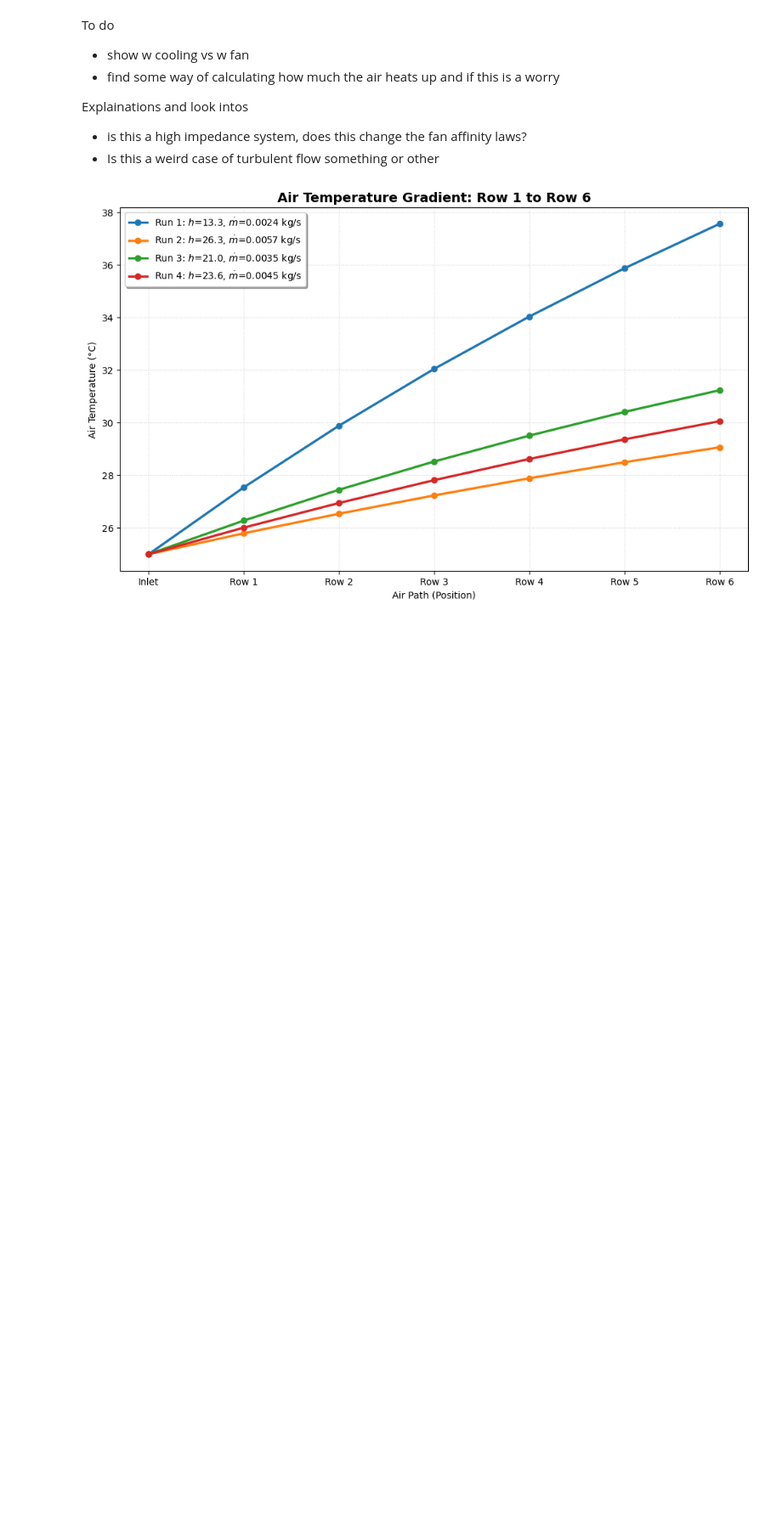
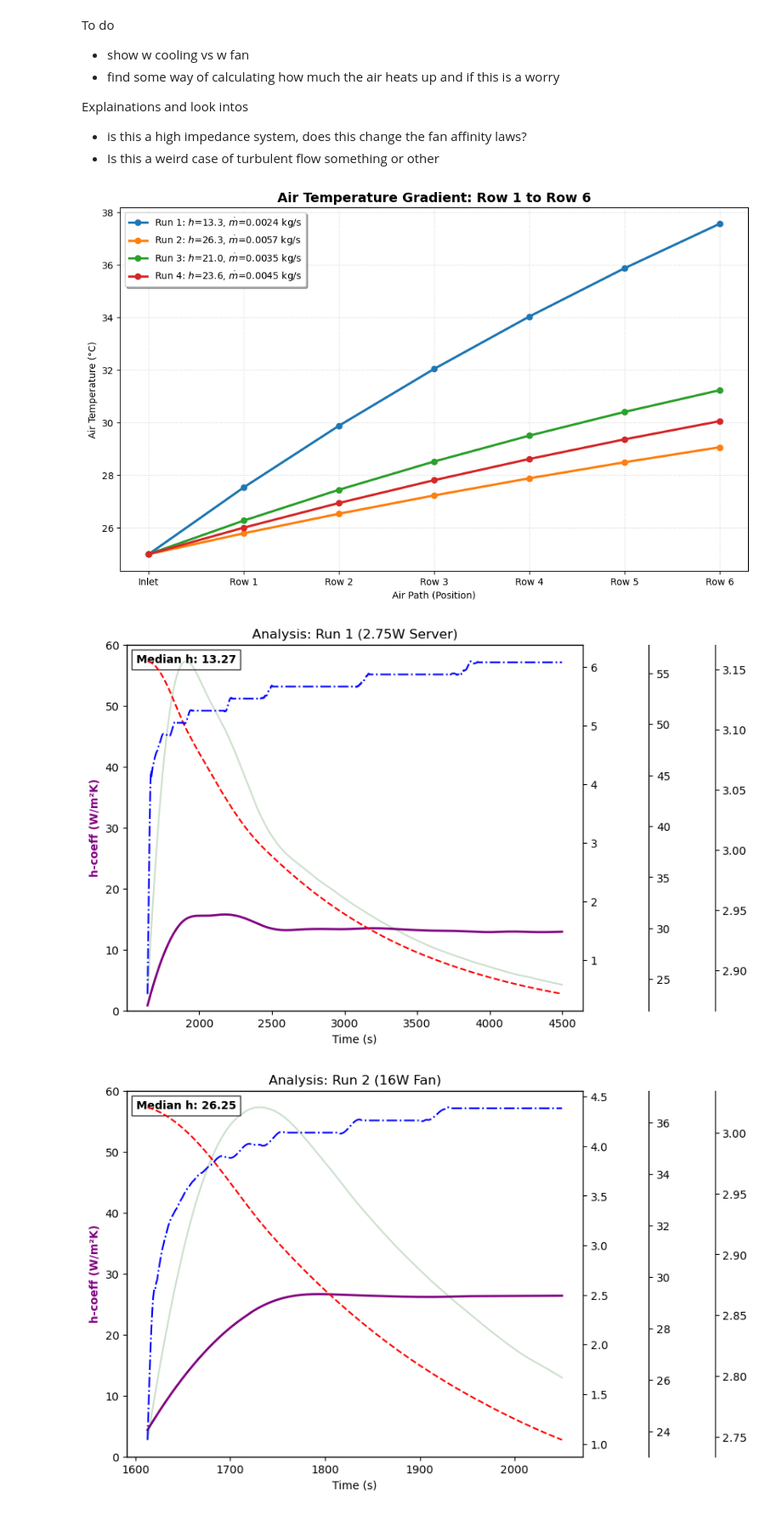
Before and after one commit to russlib/SegmentHandCalcs, a Jupyter notebook: CoolingTestData/HCoeffFindingEnepaqCooling.ipynb, the cells around one changed output. Shown at 85% size. Saved outputs shown, nothing was run; the diff lists cells and outputs as text; code cells hidden in the pictures; blank space fills up the shorter version.

```diff
--- a/CoolingTestData/HCoeffFindingEnepaqCooling.ipynb
+++ b/CoolingTestData/HCoeffFindingEnepaqCooling.ipynb
@@ -437,0 +475,73 @@ plt.show()
+# %%
+processed_results = [] # Reset storage
+
+for run in files:
+    if not os.path.exists(run['path']):
+        print(f"❌ Skipping {run['path']}: File not found.")
+        continue
+
+    # Load and Clean
+    df = pd.read_csv(run['path'], names=['time_ms', 'v_thermistor', 'temp_battery', 'temp_ambient', 'v_ups', 'v_battery'], skiprows=1)
+    for col in ['time_ms', 'temp_battery', 'temp_ambient', 'v_battery']:
+        df[col] = pd.to_numeric(df[col], errors='coerce')
+    df = df.dropna(subset=['time_ms', 'temp_battery']).copy()
+
+    df['time_sec'] = (df['time_ms'] - df['time_ms'].iloc[0]) / 1000
+    split_idx = df['temp_battery'].idxmax()
+
+    # Smoothing
+    temp_blurred = gaussian_filter1d(df['temp_battery'], sigma=sigma_val)
+    df['temp_bat_smooth'] = savgol_filter(temp_blurred, window_size, poly_order)
+    df['dT_dt'] = savgol_filter(temp_blurred, window_size, poly_order, deriv=1, delta=1.0)
+
+    amb_blurred = gaussian_filter1d(df['temp_ambient'] + run['offset'], sigma=sigma_val)
+    df['temp_amb_smooth'] = savgol_filter(amb_blurred, window_size, poly_order)
+    df['v_bat_smooth'] = savgol_filter(df['v_battery'].ffill(), 51, 2)
+
+    # Physics Stage (Settling)
+    df_settle = df.iloc[split_idx:].copy()
+    df_settle = df_settle[df_settle['time_sec'] <= run['stop_time']]
+    df_settle = df_settle[(df_settle['temp_bat_smooth'] - df_settle['temp_amb_smooth']) > 0.1]
+
+    df_settle['delta_T'] = df_settle['temp_bat_smooth'] - df_settle['temp_amb_smooth']
+    raw_h = -(mc_total * df_settle['dT_dt']) / (total_area * df_settle['delta_T'])
+
+    actual_h_win = min(len(df_settle)-1, h_smooth_window)
+    if actual_h_win % 2 == 0: actual_h_win -= 1
+    df_settle['h_coeff'] = savgol_filter(raw_h, actual_h_win, poly_order) if actual_h_win > 2 else raw_h
+    df_settle['watts_loss'] = df_settle['h_coeff'] * total_area * df_settle['delta_T']
+
+    median_h = df_settle['h_coeff'].median()
+
+    # Store data for Block 3 (Removes manual hardcoding)
+    processed_results.append({
+        'label': run['label'],
+        'power': run['power'],
+        'h': median_h,
+        't_max': df['temp_battery'].max(),
+        'time_series': df_settle['time_sec'],
+        'h_series': df_settle['h_coeff']
+    })
+
+    # --- FOUR-AXIS INDIVIDUAL PLOT ---
+    fig, ax1 = plt.subplots(figsize=(10, 6))
+    fig.subplots_adjust(right=0.7)
+    ax1.set_xlabel('Time (s)')
+    ax1.set_ylabel('h-coeff (W/m²K)', color='purple', fontweight='bold')
+    p1, = ax1.plot(df_settle['time_sec'], df_settle['h_coeff'], color='purple', linewidth=2, label='h-coeff')
+    ax1.set_ylim(0, 60)
+
+    ax1.text(0.02, 0.95, f'Median h: {median_h:.2f}', transform=ax1.transAxes, fontweight='bold', bbox=dict(facecolor='white', alpha=0.8))
+
+    ax2, ax3, ax4 = ax1.twinx(), ax1.twinx(), ax1.twinx()
+    ax3.spines['right'].set_position(('outward', 60))
+    ax4.spines['right'].set_position(('outward', 120))
+    ax2.plot(df_settle['time_sec'], df_settle['watts_loss'], color='darkgreen', alpha=0.2)
+    ax3.plot(df_settle['time_sec'], df_settle['temp_bat_smooth'], color='red', linestyle='--')
+    ax4.plot(df_settle['time_sec'], df_settle['v_bat_smooth'], color='blue', linestyle='-.')
+
+    plt.title(f'Analysis: {run["label"]} ({run["desc"]})')
+    plt.show()
+# %% [output]
+[figure, added]
+[figure, added]
```
Also changed, not shown: parts of 3 cells of this notebook.
